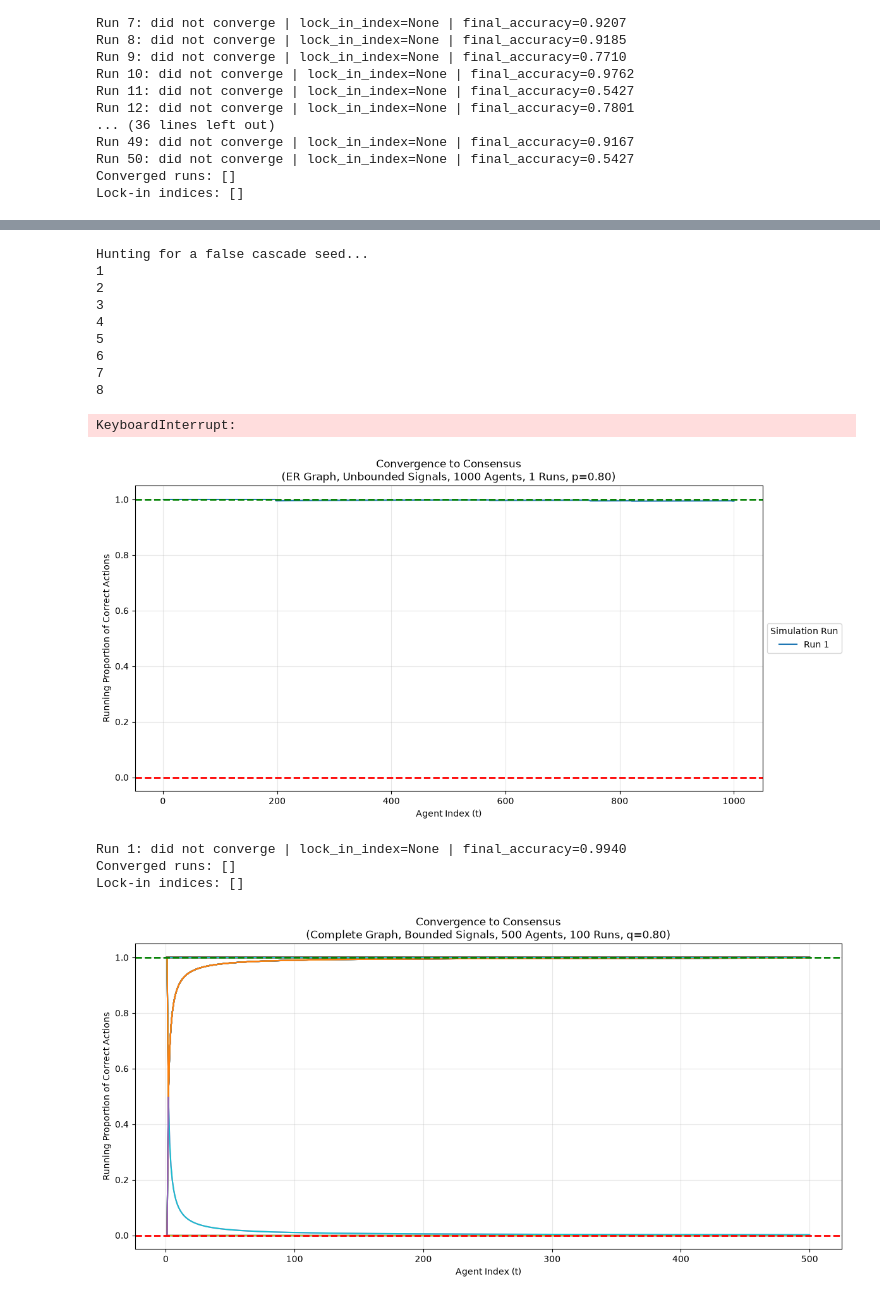
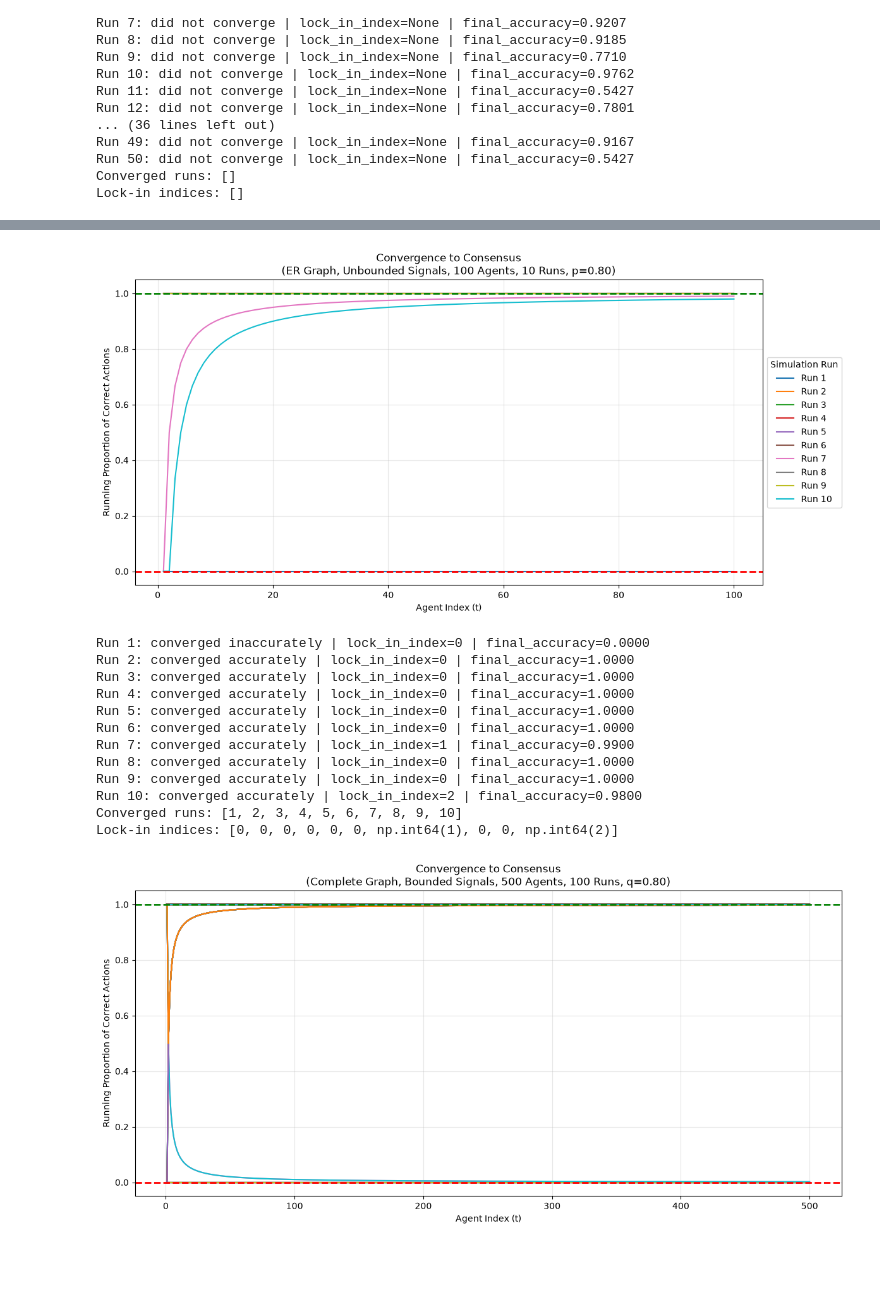
Before and after one commit to ys4ys4/Dynamic-Bayesian-Games-on-Random-Networks, a Jupyter notebook: SLM_testing.ipynb, the cells around one changed output, grey strips where cells are left out. Cells and saved outputs as stored; diff of their text form; code cells hidden in the pictures; blank space fills up the shorter version.

```diff
--- a/SLM_testing.ipynb
+++ b/SLM_testing.ipynb
@@ -139,7 +139,7 @@ from simulations import run_sim
 print("Hunting for a false cascade seed...")
 
 p_val = 0.8
-agents_to_test = 1000
+agents_to_test = 100
 
 for test_seed in range(1, 10000):
     # Run a single simulation per seed
@@ -148,6 +148,7 @@ for test_seed in range(1, 10000):
 
     # Extract the metrics for this single run
     converged, success, lock_time, final_accuracy = result.convergence_metrics[0]
+    print(final_accuracy)
 
     # If the network locked in, but guessed WRONG
     if converged is True and success is False:
@@ -155,31 +156,29 @@ for test_seed in range(1, 10000):
         print(f"The false cascade locked in at agent {lock_time}.")
         print(f"The final accuracy was {final_accuracy:.4f}.")
         break
-# %% [output]
-Hunting for a false cascade seed...
-1
-2
-3
-4
-5
-6
-7
-8
-KeyboardInterrupt:
 # %%
 # Theorem 2 - issue.
 
 p_val = 0.8
-result = run_sim('ER', 'unbounded', agents=1000, runs=1, seed=24, p=p_val)
+result = run_sim('ER', 'unbounded', agents=100, runs=10, seed=759, p=p_val)
 
 title = f"Convergence to Consensus\n({result.params['graph_type']} Graph, {result.params['signal_type'].title()} Signals, {result.params['agents']} Agents, {result.params['runs']} Runs, p={result.params['p']:.2f})"
 plot_convergence(result, title)
 summarise_convergence_metrics(result)
 # %% [output]
-[figure, old version]
+[figure, new version]
-Run 1: did not converge | lock_in_index=None | final_accuracy=0.9940
-Converged runs: []
-Lock-in indices: []
+Run 1: converged inaccurately | lock_in_index=0 | final_accuracy=0.0000
+Run 2: converged accurately | lock_in_index=0 | final_accuracy=1.0000
+Run 3: converged accurately | lock_in_index=0 | final_accuracy=1.0000
+Run 4: converged accurately | lock_in_index=0 | final_accuracy=1.0000
+Run 5: converged accurately | lock_in_index=0 | final_accuracy=1.0000
+Run 6: converged accurately | lock_in_index=0 | final_accuracy=1.0000
+Run 7: converged accurately | lock_in_index=1 | final_accuracy=0.9900
+Run 8: converged accurately | lock_in_index=0 | final_accuracy=1.0000
+Run 9: converged accurately | lock_in_index=0 | final_accuracy=1.0000
+Run 10: converged accurately | lock_in_index=2 | final_accuracy=0.9800
+Converged runs: [1, 2, 3, 4, 5, 6, 7, 8, 9, 10]
+Lock-in indices: [0, 0, 0, 0, 0, 0, np.int64(1), 0, 0, np.int64(2)]
 # %%
 # Theorem 3i.
 result = run_sim('complete', 'bounded', agents=500, runs=100, seed=123, q=0.8)
```
Also changed, not shown: parts of 2 cells of this notebook, 2 other files.
